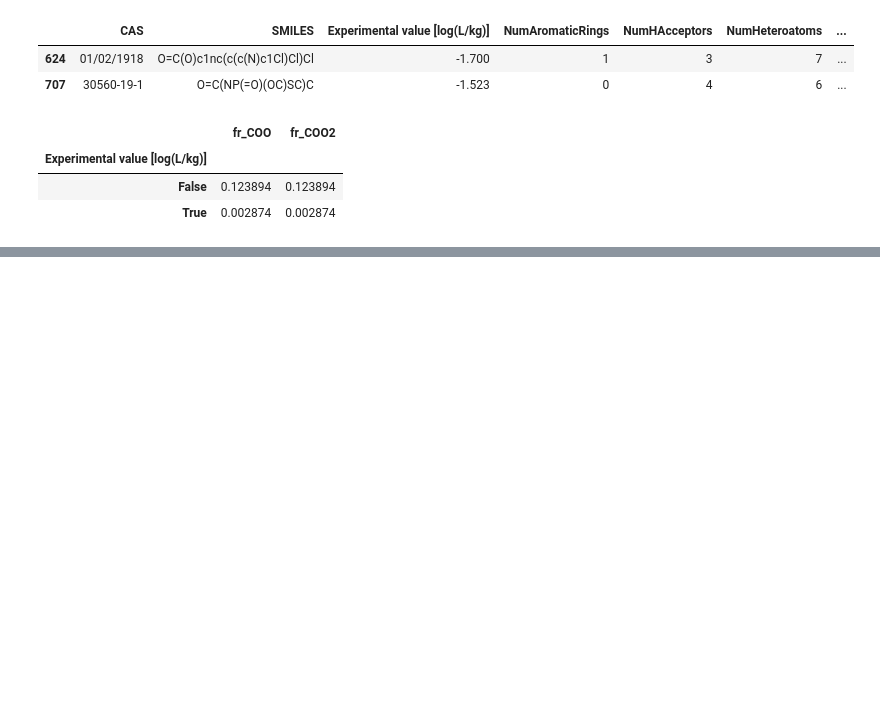
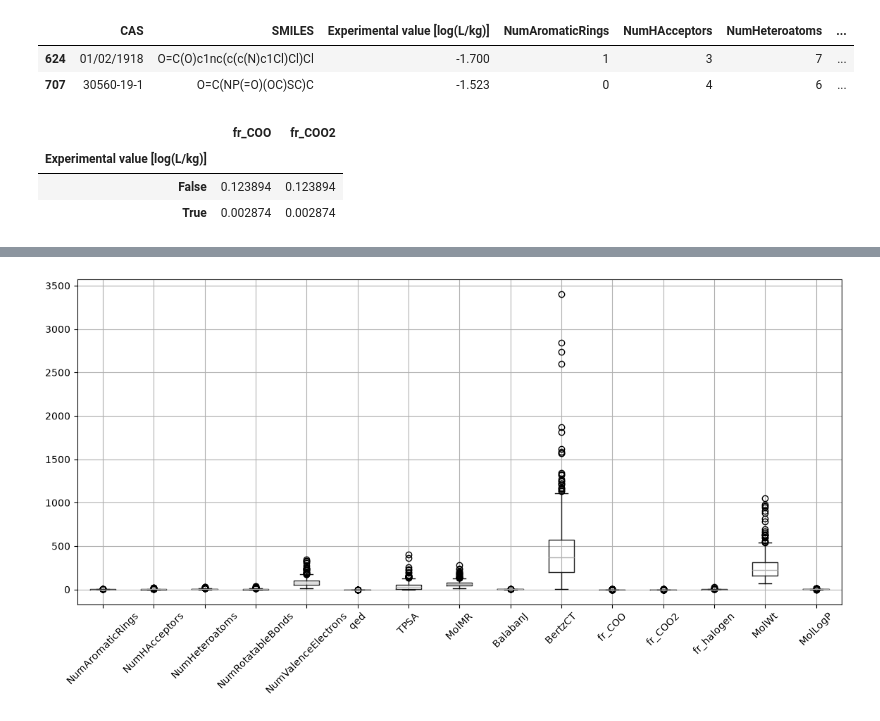
Before and after one commit to BoniYu/mutagenicity_knn, a Jupyter notebook: notebooks/bcf_regression.ipynb, the cells around one changed output, grey strips where cells are left out. Drawn from its saved outputs; the diff is of its cells as text; code cells hidden in the pictures; blank space fills up the shorter version.

```diff
--- a/notebooks/bcf_regression.ipynb
+++ b/notebooks/bcf_regression.ipynb
@@ -134,0 +146,7 @@ df.groupby(df['Experimental value [log(L/kg)]'] > 2)[['fr_COO', 'fr_COO2']].mean
+# %%
+# Check for outliers in each feature using boxplot
+X_check = df.drop(columns=['CAS', 'SMILES', 'Experimental value [log(L/kg)]'])
+X_check.boxplot(figsize=(14, 6), rot=45)
+plt.show()
+# %% [output]
+[figure, added]
```
Also changed, not shown: parts of 19 cells of this notebook, 1 other file.
